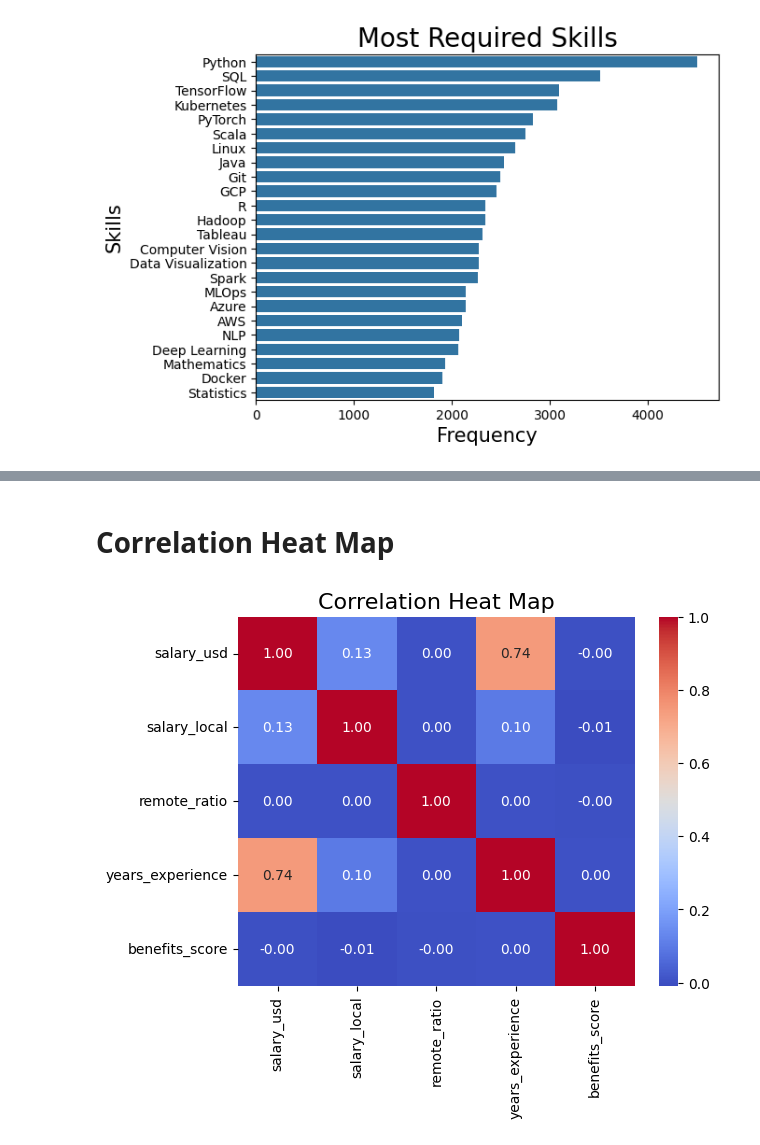
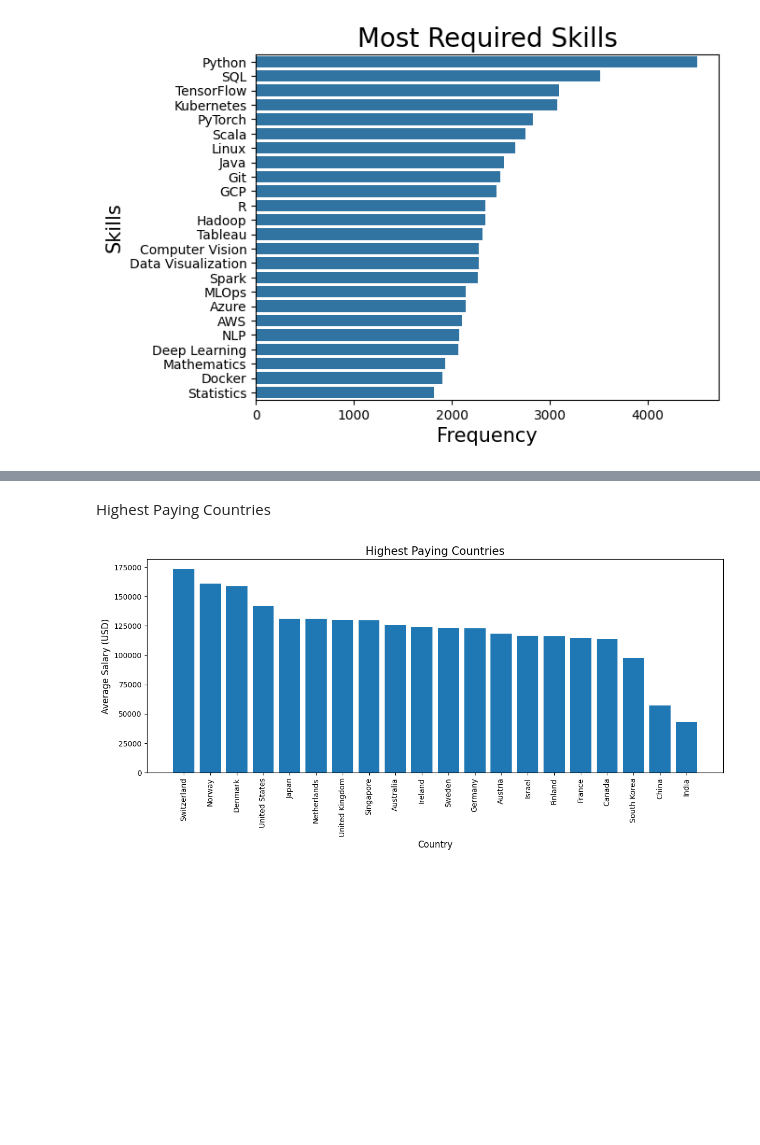
Before and after one commit to Asiya-Arif/Job-Market-Analysis, a Jupyter notebook: Job_Market_Analysis.ipynb, the cells around one changed output, grey strips where cells are left out. Saved outputs shown, nothing was run; the diff lists cells and outputs as text; code cells hidden in the pictures; blank space fills up the shorter version.

```diff
--- a/Job_Market_Analysis.ipynb
+++ b/Job_Market_Analysis.ipynb
@@ -262,22 +196,0 @@ plt.show()
-# %%
-def classify_work_setting(ratio):
-    if ratio == 100:
-        return 'Remote'
-    elif ratio == 50:
-        return 'Hybrid'
-    else:
-        return 'Onsite'
-
-df['work_setting'] = df['remote_ratio'].apply(classify_work_setting)
-country_remote = df.groupby(['company_location', 'work_setting']).size().reset_index(name='count')
-pivot_df = country_remote.pivot(index='company_location', columns='work_setting', values='count').fillna(0)
-pivot_df['Total'] = pivot_df.sum(axis=1)
-pivot_df = pivot_df.sort_values('Total', ascending=False).drop('Total', axis=1)
-pivot_df.plot(kind='bar', stacked=True, figsize=(12, 7), colormap='Set2')
-
-plt.title('Remote vs Hybrid vs Onsite Jobs by Country', fontsize=16)
-plt.xlabel('Country', fontsize=12)
-plt.ylabel('Number of Jobs', fontsize=12)
-plt.legend(title='Work Setting')
-plt.tight_layout()
-plt.show()
@@ -286,9 +197,16 @@ plt.show()
-# %% [markdown]
-# **Correlation Heat Map**
-# %%
-df_corr = df.select_dtypes(include=['int64', 'float64']).corr()
-sns.heatmap(df_corr, annot=True, cmap='coolwarm', fmt=".2f")
-plt.title('Correlation Heat Map', fontsize=16)
-plt.show()
-# %% [output]
-[figure, removed]
+# %% [markdown]
+Highest Paying Countries
+# %%
+Highest_paying_countries = df.groupby('company_location')['salary_usd'].mean().sort_values(ascending=False)
+
+plt.figure(figsize=(12, 6))
+plt.bar(Highest_paying_countries.index, Highest_paying_countries.values, width=0.8)
+
+plt.title("Highest Paying Countries", fontsize=15)
+plt.xlabel("Country", fontsize=12)
+plt.ylabel("Average Salary (USD)", fontsize=12)
+plt.xticks(rotation=90)
+plt.tight_layout()
+plt.show()
+# %% [output]
+[figure, added]
```
Also changed, not shown: parts of 34 cells of this notebook.
